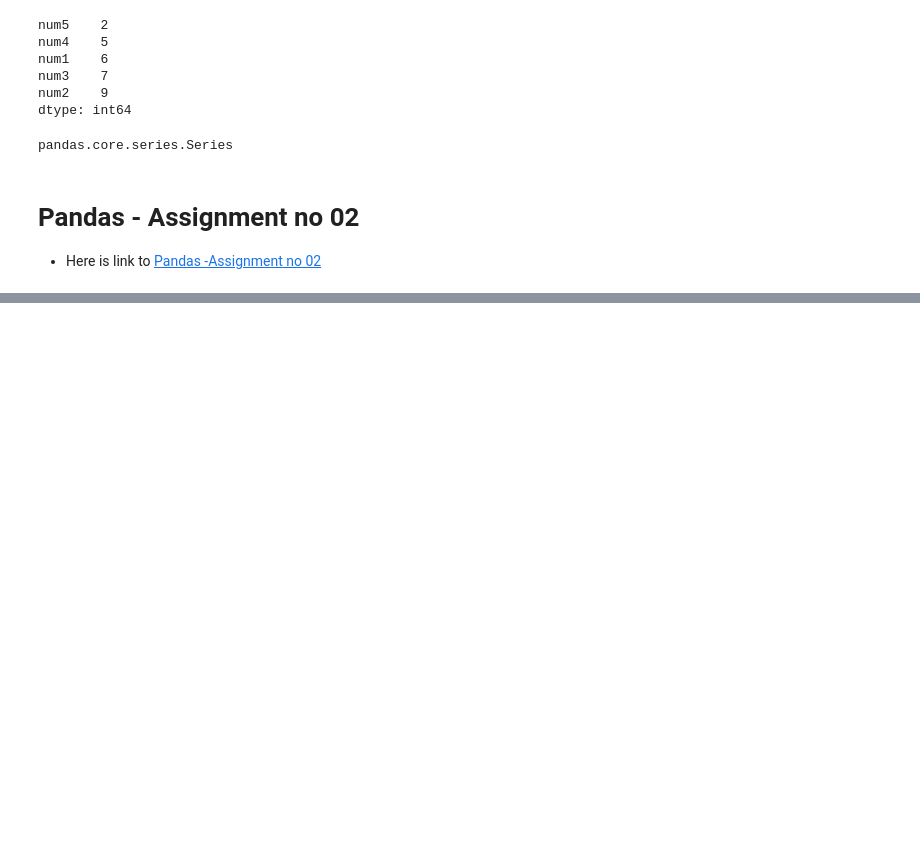
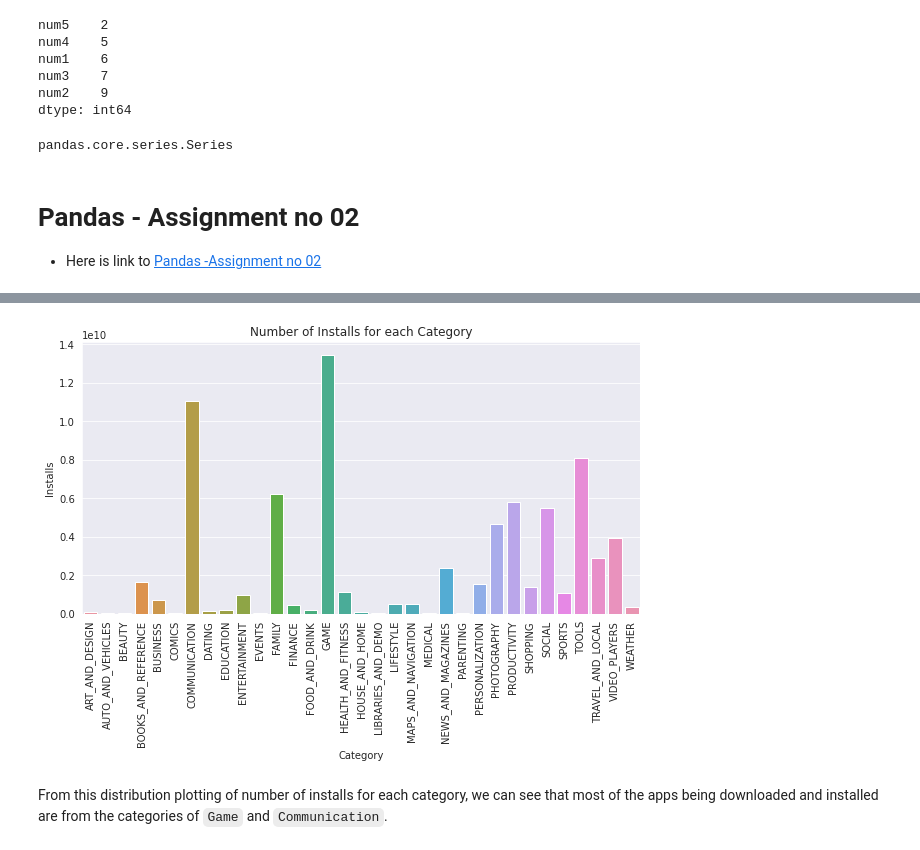
Before and after one commit to tayyabsarfraz/Introduction-to-Data-Analyst-and-Data-Science, a Jupyter notebook: Module no 02- Python for Data Scientists/02 - Pandas for Data Scientists/Lec-2.11(Pandas-02-Overview-of-Pandas-Series).ipynb, the cells around one changed output, grey strips where cells are left out. Saved outputs shown, nothing was run; the diff lists cells and outputs as text; code cells hidden in the pictures; blank space fills up the shorter version.

```diff
--- a/Module no 02- Python for Data Scientists/02 - Pandas for Data Scientists/Lec-2.11(Pandas-02-Overview-of-Pandas-Series).ipynb
+++ b/Module no 02- Python for Data Scientists/02 - Pandas for Data Scientists/Lec-2.11(Pandas-02-Overview-of-Pandas-Series).ipynb
@@ -906,0 +1340,11 @@ pandas.core.series.Series
+# %%
+# barplot using seaborn
+plt.figure(figsize=(10,5))
+sns.barplot(x= new_df.Category, y=new_df.Installs)
+plt.title("Number of Installs for each Category")
+plt.xticks(rotation=90)
+plt.show()
+# %% [output]
+[figure, added]
+# %% [markdown]
+From this distribution plotting of number of installs for each category, we can see that most of the apps being downloaded and installed are from the categories of `Game` and `Communication`.
```
Also changed, not shown: parts of 67 cells of this notebook.
